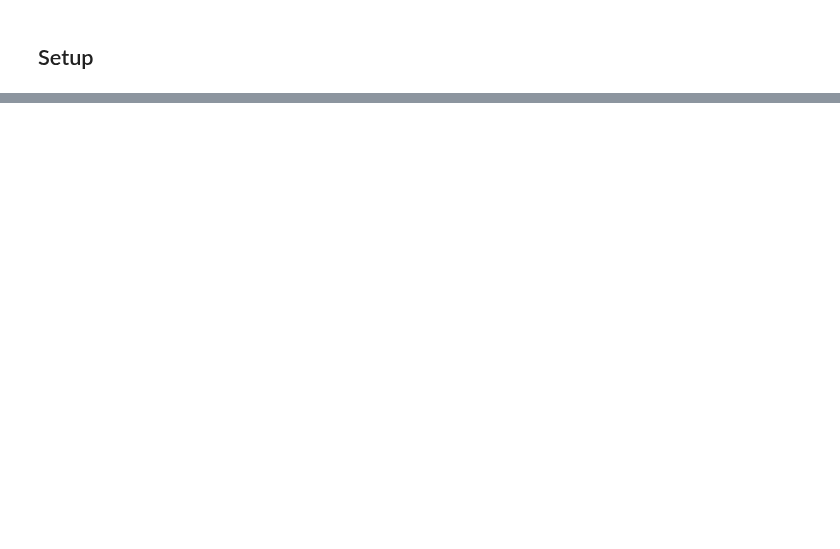
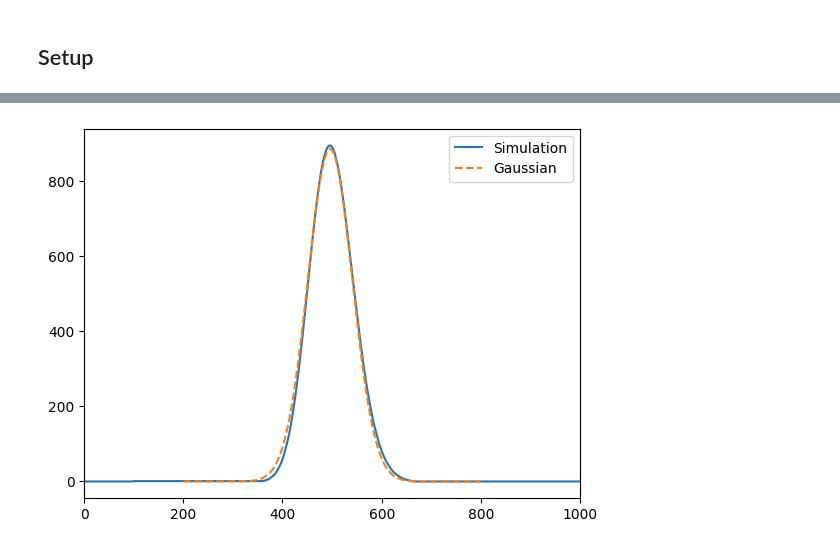
Before and after one commit to micabo/Chromatograpy, a Jupyter notebook: simulate-chromatography.ipynb, the cells around one changed output, grey strips where cells are left out. Saved outputs shown, nothing was run; the diff lists cells and outputs as text; code cells hidden in the pictures; blank space fills up the shorter version.

Commit message:
Showcase simple chromatographic simulation

```diff
--- a/simulate-chromatography.ipynb
+++ b/simulate-chromatography.ipynb
@@ -88,0 +68,13 @@ HBox(children=(IntSlider(value=100, description='Number of Cells', max=500, min=
+# %%
+from scipy.stats import norm
+
+x = np.linspace(200, 800, 600)
+y = n_molecules * norm.pdf(x, loc=496, scale=45)
+
+plt.plot(mobile_phase, label="Simulation")
+plt.plot(x, y, '--', label="Gaussian")
+plt.xlim(0, n_steps)
+plt.legend()
+plt.show()
+# %% [output]
+[figure, added]
```
Also changed, not shown: parts of 12 cells of this notebook, 2 other files.
